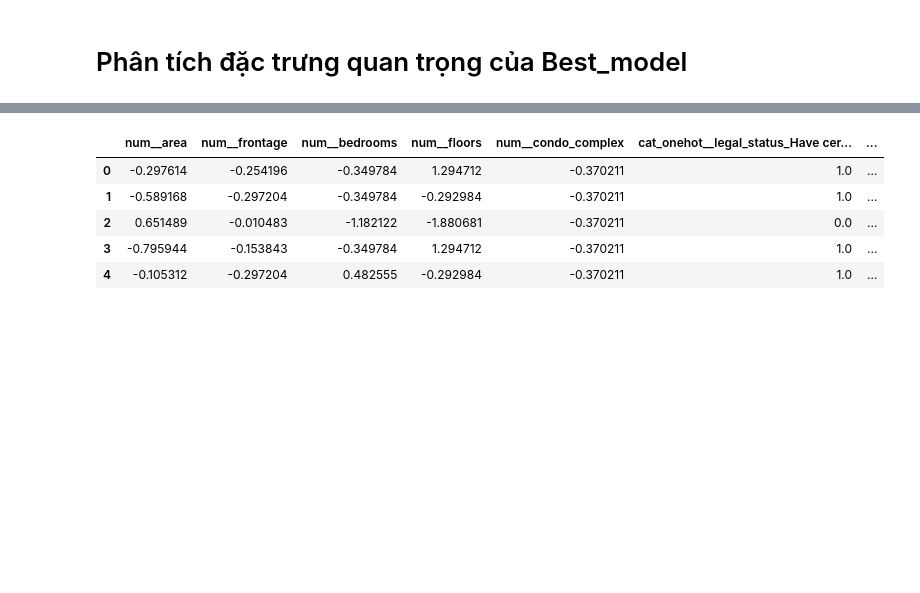
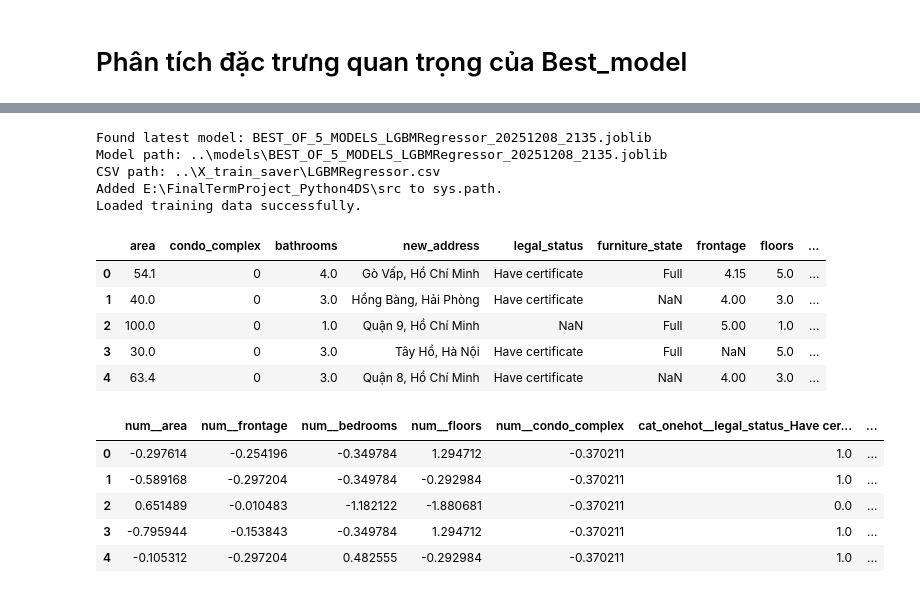
Before and after one commit to ducbao210/FinalTermProject_Python4DS, a Jupyter notebook: notebooks/visualization.ipynb, the cells around one changed output, grey strips where cells are left out. Drawn from its saved outputs; the diff is of its cells as text; code cells hidden in the pictures; blank space fills up the shorter version.

Commit message:
Update project

```diff
--- a/notebooks/visualization.ipynb
+++ b/notebooks/visualization.ipynb
@@ -64,3 +135,18 @@ Added d:\HK1 - Năm 3\Python For DS\PROJECT\src to sys.path.
+# %%
+pipeline, preprocessor, model, X_train = load_latest_pipeline()
+X_train.head(5)
+# %% [output]
+Found latest model: BEST_OF_5_MODELS_LGBMRegressor_20251208_2135.joblib
+Model path: ..\models\BEST_OF_5_MODELS_LGBMRegressor_20251208_2135.joblib
+CSV path: ..\X_train_saver\LGBMRegressor.csv
+Added E:\FinalTermProject_Python4DS\src to sys.path.
+Loaded training data successfully.
+|  | area | condo_complex | bathrooms | new_address | legal_status | furniture_state | frontage | floors | ... |
+| 0 | 54.1 | 0 | 4.0 | Gò Vấp, Hồ Chí Minh | Have certificate | Full | 4.15 | 5.0 | ... |
+| 1 | 40.0 | 0 | 3.0 | Hồng Bàng, Hải Phòng | Have certificate | NaN | 4.00 | 3.0 | ... |
+| 2 | 100.0 | 0 | 1.0 | Quận 9, Hồ Chí Minh | NaN | Full | 5.00 | 1.0 | ... |
+| 3 | 30.0 | 0 | 3.0 | Tây Hồ, Hà Nội | Have certificate | Full | NaN | 5.0 | ... |
+| 4 | 63.4 | 0 | 3.0 | Quận 8, Hồ Chí Minh | Have certificate | NaN | 4.00 | 3.0 | ... |
 # %%
 X_data_new = preprocessor.transform(X_train)
 try:
```
Also changed, not shown: parts of 7 cells of this notebook, 19 other files.
